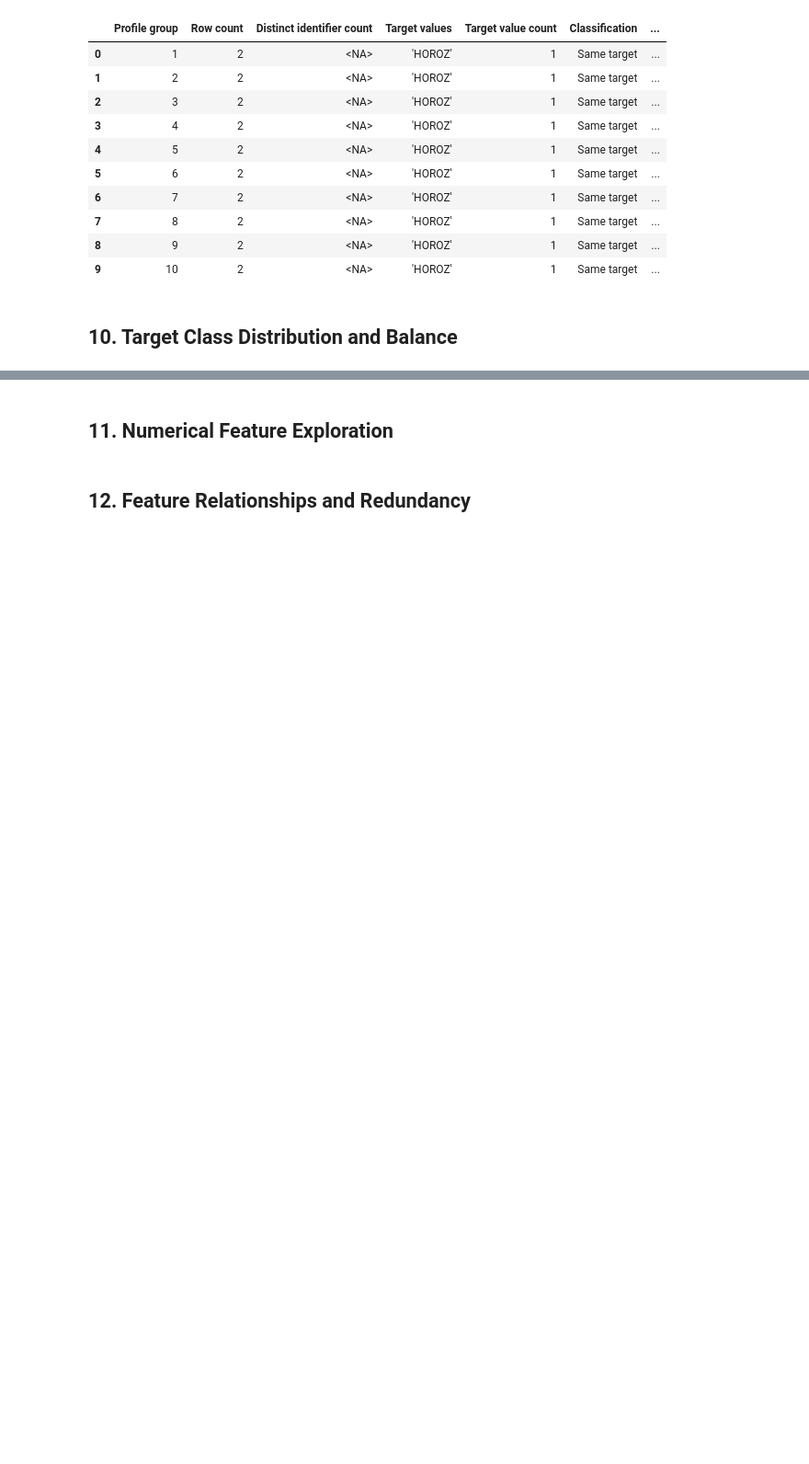
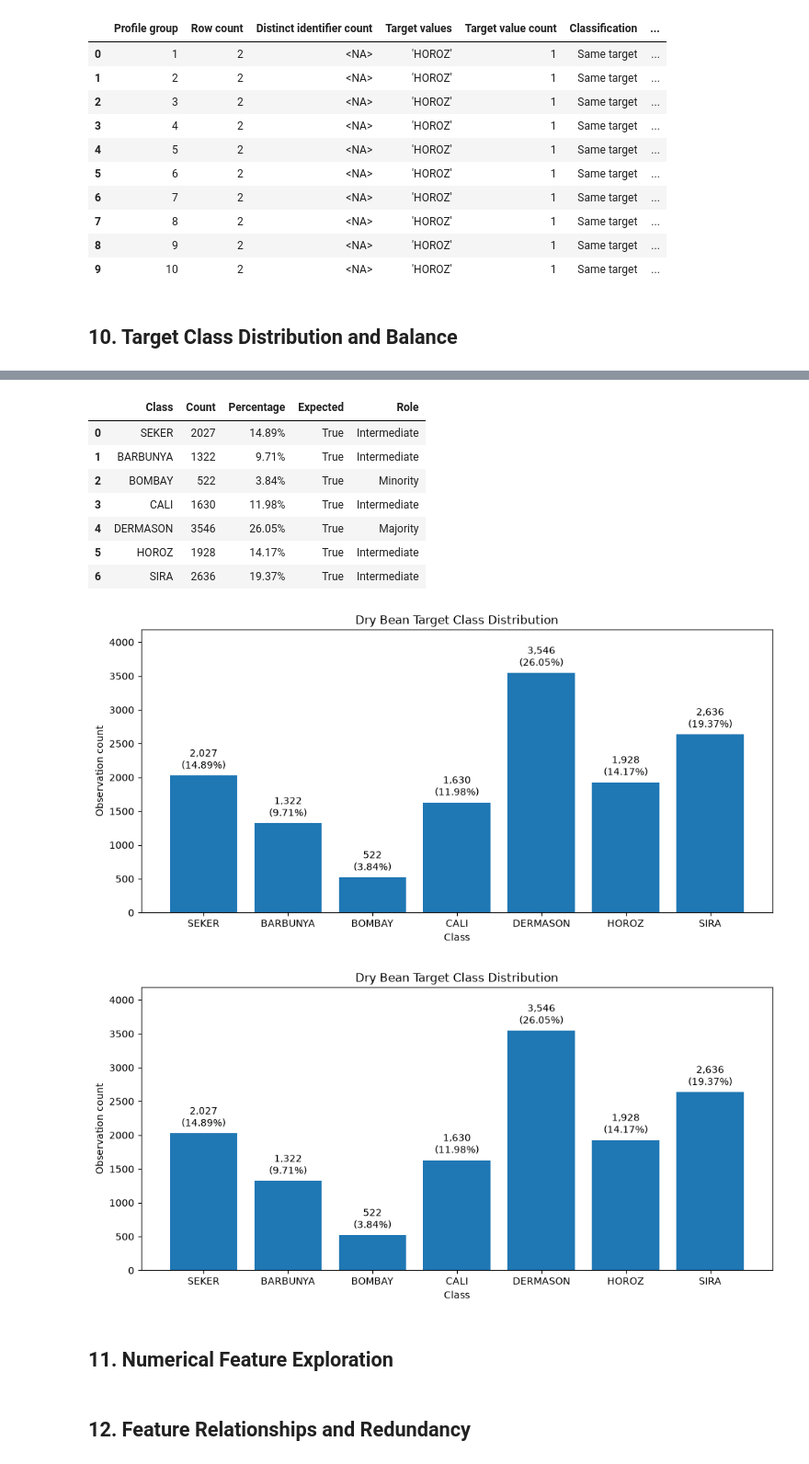
Before and after one commit to FabioAguiar/dataset-study-dry-bean, a Jupyter notebook: notebooks/01_data_understanding_and_exploration.ipynb, the cells around one changed output, grey strips where cells are left out. Shown at 92% size. Saved outputs shown, nothing was run; the diff lists cells and outputs as text; code cells hidden in the pictures; blank space fills up the shorter version.

Commit message:
feat(analysis): add multiclass target distribution and balance analysis

```diff
--- a/notebooks/01_data_understanding_and_exploration.ipynb
+++ b/notebooks/01_data_understanding_and_exploration.ipynb
@@ -427,3 +427,28 @@ Sample of repeated candidate-feature profiles:
 | 9 | 10 | 2 | <NA> | 'HOROZ' | 1 | Same target | ... |
 # %% [markdown]
 ## 10. Target Class Distribution and Balance
+# %%
+from scripts.analyze_target import (
+    analyze_target_distribution,
+    plot_target_distribution,
+)
+
+
+target_report = analyze_target_distribution(
+    df,
+    target=target_contract.target,
+    expected_classes=target_contract.expected_classes,
+)
+
+# Revalidate the target contract before interpreting class balance.
+target_report.raise_if_invalid()
+
+display(target_report.summary_frame())
+display(target_report.distribution_frame(format_percentages=True))
+
+target_distribution_figure = plot_target_distribution(
+    target_report,
+    title="Dry Bean Target Class Distribution",
+)
+target_distribution_figure
+# %% [output]
@@ -430,3 +466,13 @@ Sample of repeated candidate-feature profiles:
+|  | Class | Count | Percentage | Expected | Role |
+| 0 | SEKER | 2027 | 14.89% | True | Intermediate |
+| 1 | BARBUNYA | 1322 | 9.71% | True | Intermediate |
+| 2 | BOMBAY | 522 | 3.84% | True | Minority |
+| 3 | CALI | 1630 | 11.98% | True | Intermediate |
+| 4 | DERMASON | 3546 | 26.05% | True | Majority |
+| 5 | HOROZ | 1928 | 14.17% | True | Intermediate |
+| 6 | SIRA | 2636 | 19.37% | True | Intermediate |
+[figure, added]
+[figure, added]
 # %% [markdown]
 ## 11. Numerical Feature Exploration
 # %% [markdown]
```
Also changed, not shown: parts of 1 cell of this notebook, 2 other files.
